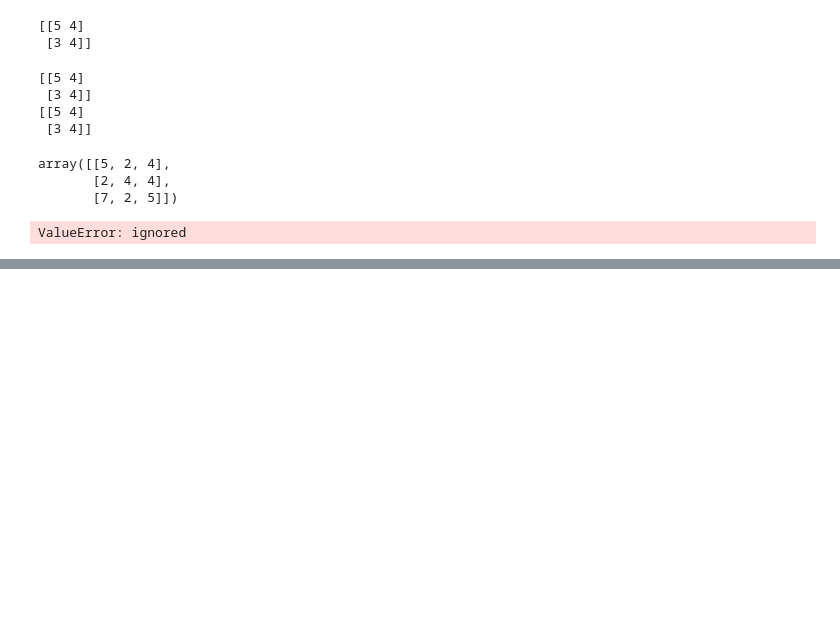
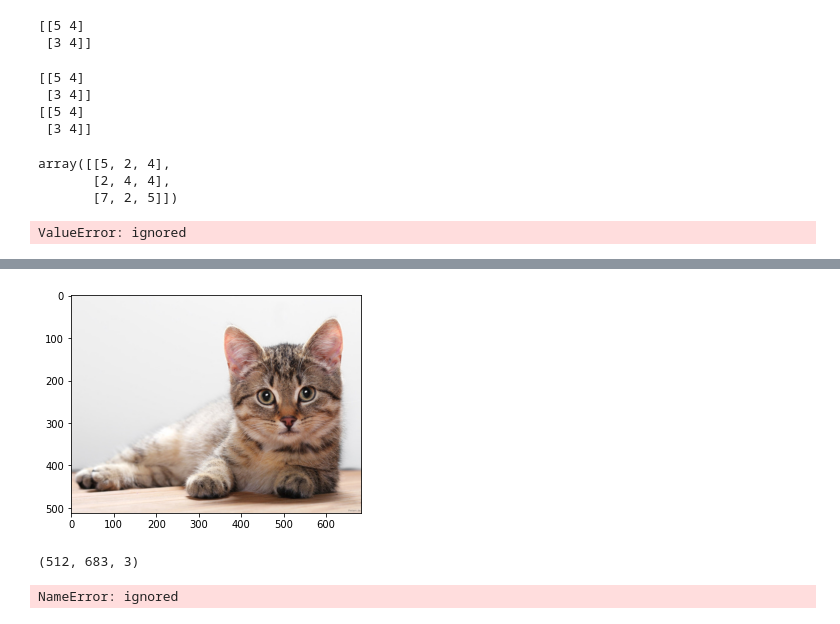
Before and after one commit to toughC/Python_Machine_Learning, a Jupyter notebook: 07_Numpy.ipynb, the cells around one changed output, grey strips where cells are left out. Cells and saved outputs as stored; diff of their text form; code cells hidden in the pictures; blank space fills up the shorter version.

```diff
--- a/07_Numpy.ipynb
+++ b/07_Numpy.ipynb
@@ -314,0 +393,21 @@ ValueError: ignored
+# %%
+from PIL import Image
+import numpy as np
+import matplotlib.pyplot as plt
+
+img=Image.open('/content/drive/MyDrive/images/cat1.jpg')
+plt.imshow(catimg)
+plt.show()
+# %% [output]
+[figure, added]
+# %%
+catimg=np.array(catimg)
+print(catimg.shape)
+# %% [output]
+(512, 683, 3)
+# %%
+# print(img.shape) -> error
+img=np.array(img)
+print(img.shape)
+# %% [output]
+NameError: ignored
```
Also changed, not shown: parts of 14 cells of this notebook.
